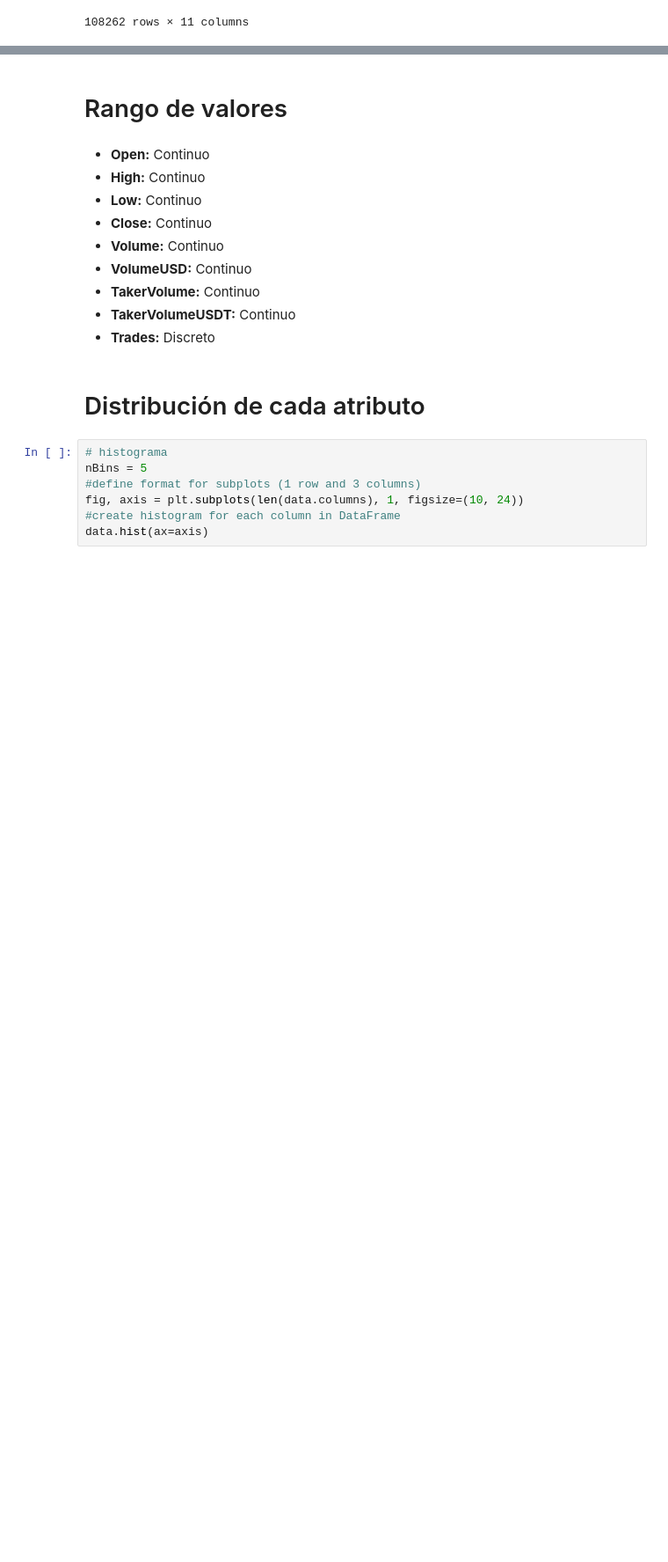
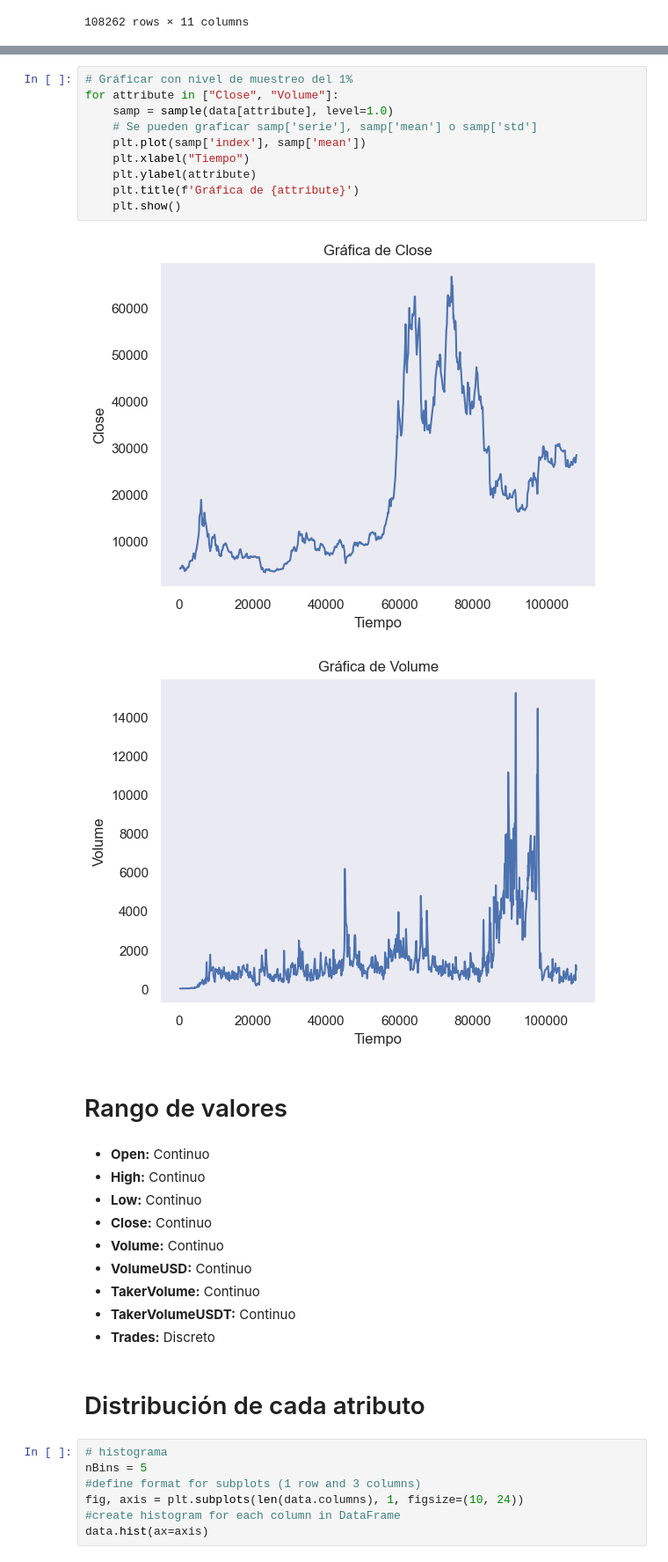
Before and after one commit to AlbertNath/BTC-LSTM, a Jupyter notebook: src/python/jnotes/02 Análisis_exploratorio.ipynb, the cells around one changed output, grey strips where cells are left out. Shown: that part at 88% size. Drawn from its saved outputs; the diff is of its cells as text; blank space fills up the shorter version.

Commit message:
sugerencia gráficas

```diff
--- a/src/python/jnotes/02 Análisis_exploratorio.ipynb
+++ b/src/python/jnotes/02 Análisis_exploratorio.ipynb
@@ -49,3 +67,16 @@ data
+# %%
+# Gráficar con nivel de muestreo del 1%
+for attribute in ["Close", "Volume"]:
+    samp = sample(data[attribute], level=1.0)
+    # Se pueden graficar samp['serie'], samp['mean'] o samp['std']
+    plt.plot(samp['index'], samp['mean'])
+    plt.xlabel("Tiempo")
+    plt.ylabel(attribute)
+    plt.title(f'Gráfica de {attribute}')
+    plt.show()
+# %% [output]
+[figure, added]
+[figure, added]
 # %% [markdown]
 # Rango de valores
 # %% [markdown]
```
Also changed, not shown: parts of 8 cells of this notebook, 2 other files.
